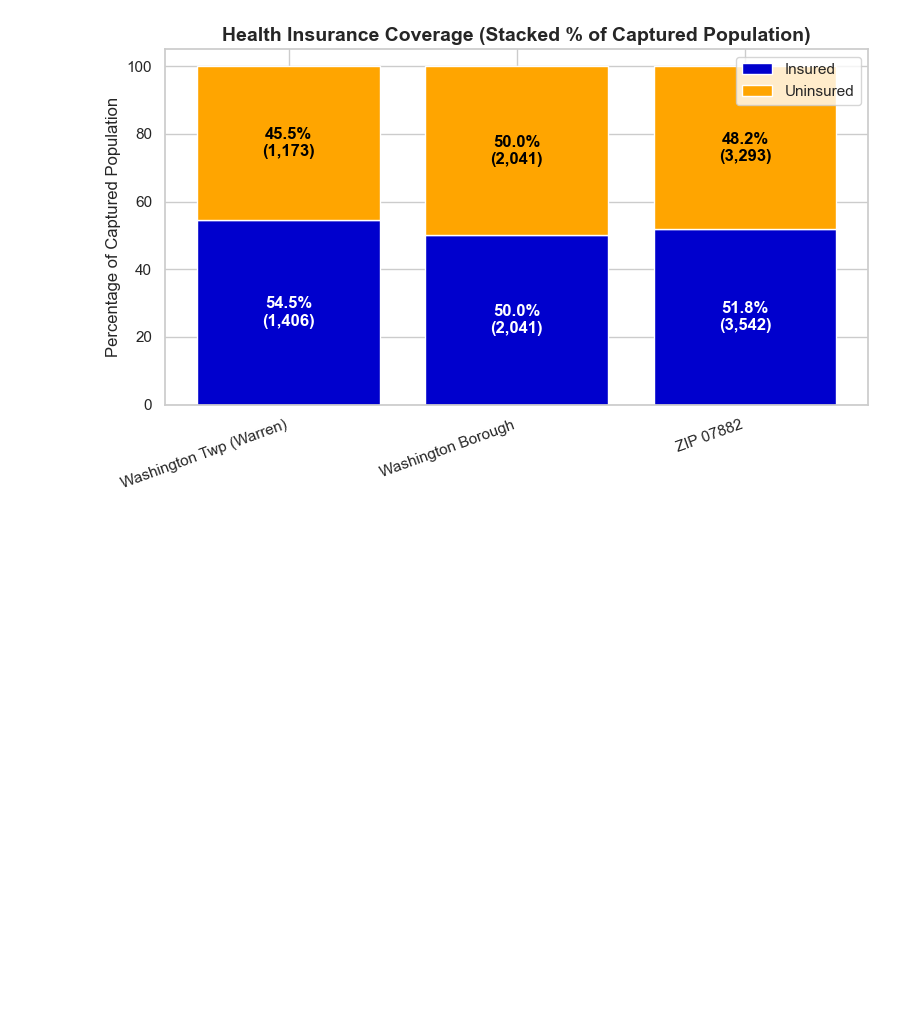
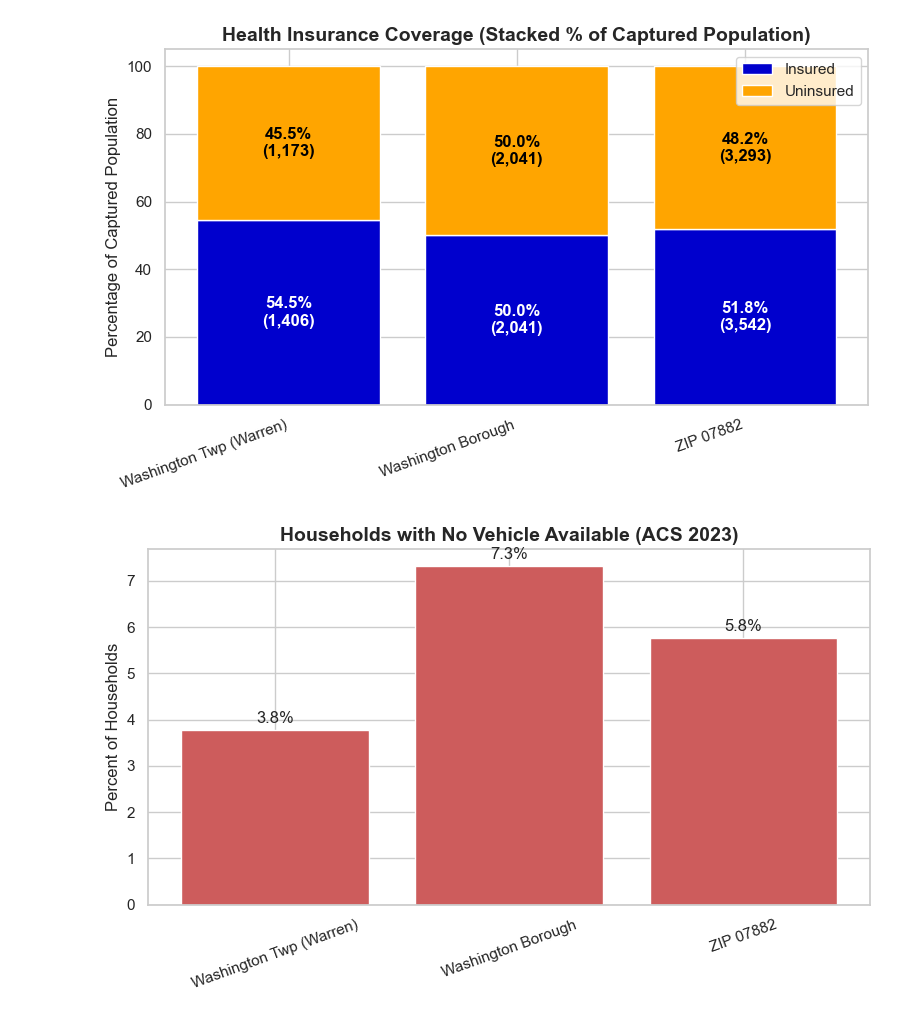
Before and after one commit to vmtamburro/community-needs-assessment, a Jupyter notebook: rotary_acs_cna.ipynb, the cells around one changed output. Saved outputs shown, nothing was run; the diff lists cells and outputs as text; code cells hidden in the pictures; blank space fills up the shorter version.

```diff
--- a/rotary_acs_cna.ipynb
+++ b/rotary_acs_cna.ipynb
@@ -734,3 +760,23 @@ plt.tight_layout()
 plt.show()
 # %% [output]
 [figure]
+# %%
+
+plt.figure(figsize=(8,5))
+bars = plt.bar(vehicle_df.index, vehicle_df['% No Vehicle'], color='indianred')
+
+# Annotate bars
+for bar in bars:
+    height = bar.get_height()
+    plt.annotate(f"{height:.1f}%",
+                 xy=(bar.get_x() + bar.get_width() / 2, height),
+                 xytext=(0,3), textcoords="offset points",
+                 ha='center', va='bottom')
+
+plt.title("Households with No Vehicle Available (ACS 2023)", fontsize=14, weight='bold')
+plt.ylabel("Percent of Households")
+plt.xticks(rotation=20)
+plt.tight_layout()
+plt.show()
+# %% [output]
+[figure, added]
```
Also changed, not shown: parts of 1 cell of this notebook.
